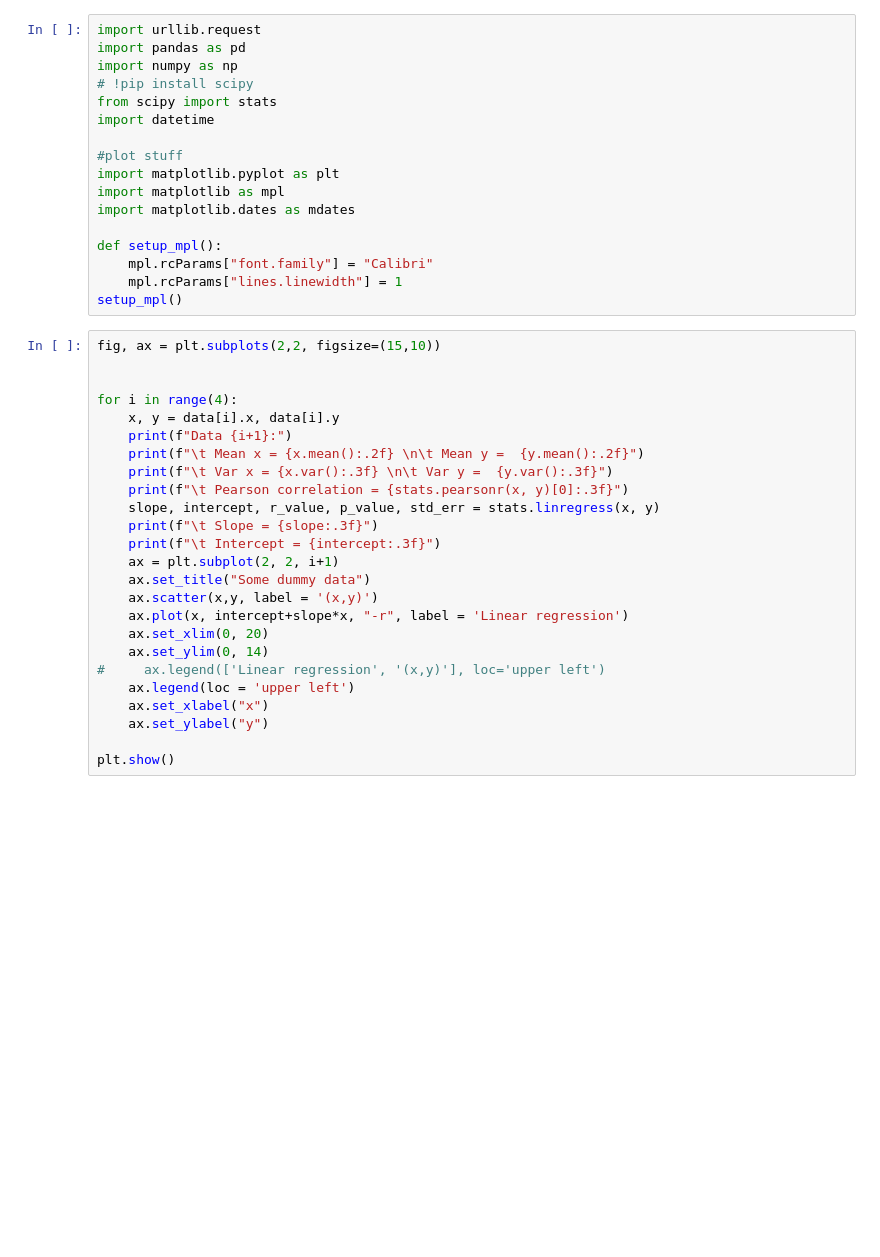
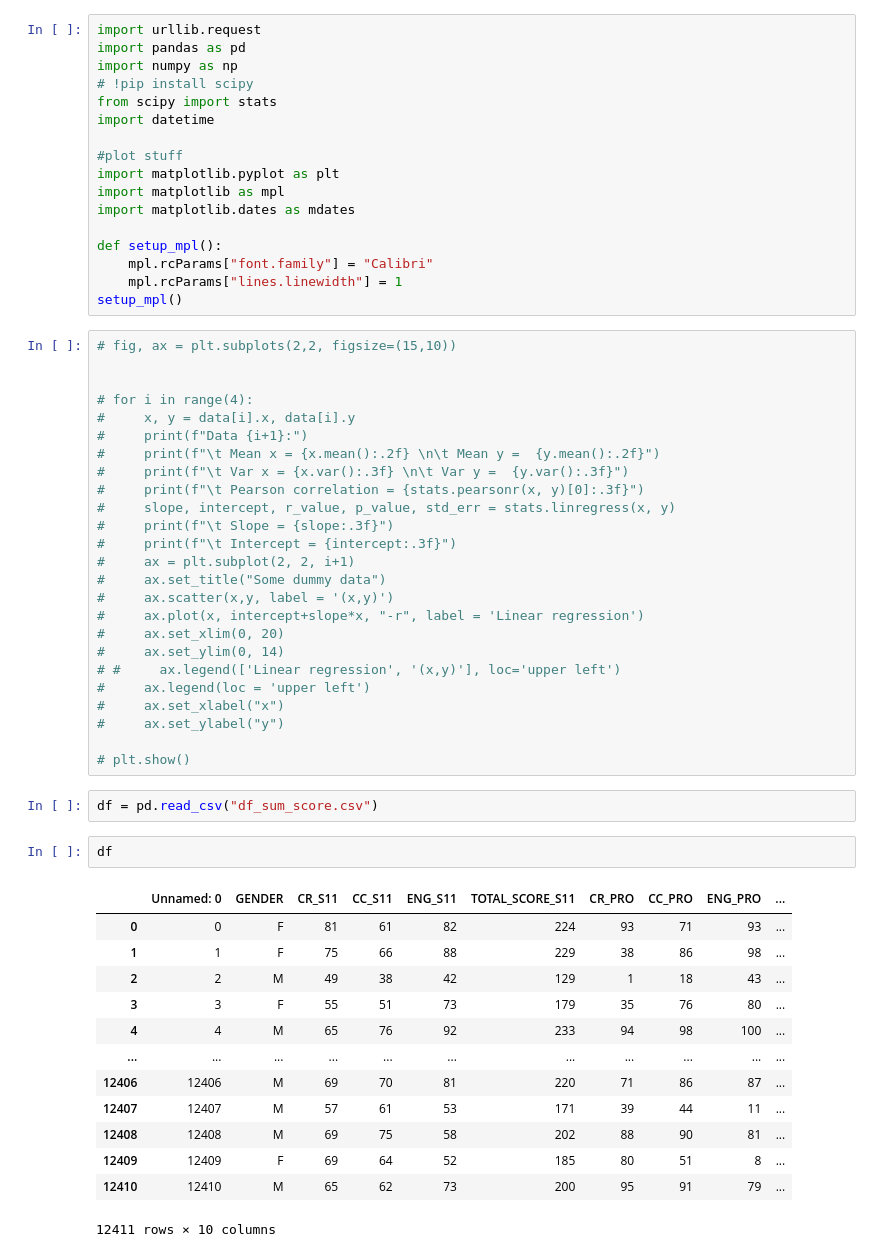
Before and after one commit to s183910/Bachelor_Gabi_Kat, a Jupyter notebook: Code/Basic_dists/Kats_scratchbook.ipynb, the cells around one changed output. Saved outputs shown, nothing was run; the diff lists cells and outputs as text; blank space fills up the shorter version.

```diff
--- a/Code/Basic_dists/Kats_scratchbook.ipynb
+++ b/Code/Basic_dists/Kats_scratchbook.ipynb
@@ -22,27 +22,45 @@ def setup_mpl():
     mpl.rcParams["lines.linewidth"] = 1
 setup_mpl()
 # %%
-fig, ax = plt.subplots(2,2, figsize=(15,10))
+# fig, ax = plt.subplots(2,2, figsize=(15,10))
 
 
-for i in range(4):
-    x, y = data[i].x, data[i].y
-    print(f"Data {i+1}:")
-    print(f"\t Mean x = {x.mean():.2f} \n\t Mean y =  {y.mean():.2f}")
-    print(f"\t Var x = {x.var():.3f} \n\t Var y =  {y.var():.3f}")
-    print(f"\t Pearson correlation = {stats.pearsonr(x, y)[0]:.3f}")
-    slope, intercept, r_value, p_value, std_err = stats.linregress(x, y)
-    print(f"\t Slope = {slope:.3f}")
-    print(f"\t Intercept = {intercept:.3f}")
-    ax = plt.subplot(2, 2, i+1)
-    ax.set_title("Some dummy data")
-    ax.scatter(x,y, label = '(x,y)')
-    ax.plot(x, intercept+slope*x, "-r", label = 'Linear regression')
-    ax.set_xlim(0, 20)
-    ax.set_ylim(0, 14)
-#     ax.legend(['Linear regression', '(x,y)'], loc='upper left')
-    ax.legend(loc = 'upper left')
-    ax.set_xlabel("x")
-    ax.set_ylabel("y")
+# for i in range(4):
+#     x, y = data[i].x, data[i].y
+#     print(f"Data {i+1}:")
+#     print(f"\t Mean x = {x.mean():.2f} \n\t Mean y =  {y.mean():.2f}")
+#     print(f"\t Var x = {x.var():.3f} \n\t Var y =  {y.var():.3f}")
+#     print(f"\t Pearson correlation = {stats.pearsonr(x, y)[0]:.3f}")
+#     slope, intercept, r_value, p_value, std_err = stats.linregress(x, y)
+#     print(f"\t Slope = {slope:.3f}")
+#     print(f"\t Intercept = {intercept:.3f}")
+#     ax = plt.subplot(2, 2, i+1)
+#     ax.set_title("Some dummy data")
+#     ax.scatter(x,y, label = '(x,y)')
+#     ax.plot(x, intercept+slope*x, "-r", label = 'Linear regression')
+#     ax.set_xlim(0, 20)
+#     ax.set_ylim(0, 14)
+# #     ax.legend(['Linear regression', '(x,y)'], loc='upper left')
+#     ax.legend(loc = 'upper left')
+#     ax.set_xlabel("x")
+#     ax.set_ylabel("y")
 
-plt.show()
+# plt.show()
+# %%
+df = pd.read_csv("df_sum_score.csv")
+# %%
+df
+# %% [output]
+|  | Unnamed: 0 | GENDER | CR_S11 | CC_S11 | ENG_S11 | TOTAL_SCORE_S11 | CR_PRO | CC_PRO | ENG_PRO | ... |
+| 0 | 0 | F | 81 | 61 | 82 | 224 | 93 | 71 | 93 | ... |
+| 1 | 1 | F | 75 | 66 | 88 | 229 | 38 | 86 | 98 | ... |
+| 2 | 2 | M | 49 | 38 | 42 | 129 | 1 | 18 | 43 | ... |
+| 3 | 3 | F | 55 | 51 | 73 | 179 | 35 | 76 | 80 | ... |
+| 4 | 4 | M | 65 | 76 | 92 | 233 | 94 | 98 | 100 | ... |
+| ... | ... | ... | ... | ... | ... | ... | ... | ... | ... | ... |
+| 12406 | 12406 | M | 69 | 70 | 81 | 220 | 71 | 86 | 87 | ... |
+| 12407 | 12407 | M | 57 | 61 | 53 | 171 | 39 | 44 | 11 | ... |
+| 12408 | 12408 | M | 69 | 75 | 58 | 202 | 88 | 90 | 81 | ... |
+| 12409 | 12409 | F | 69 | 64 | 52 | 185 | 80 | 51 | 8 | ... |
+| 12410 | 12410 | M | 65 | 62 | 73 | 200 | 95 | 91 | 79 | ... |
+12411 rows × 10 columns
```
Also changed, not shown: parts of 2 cells of this notebook, 2 other files.
